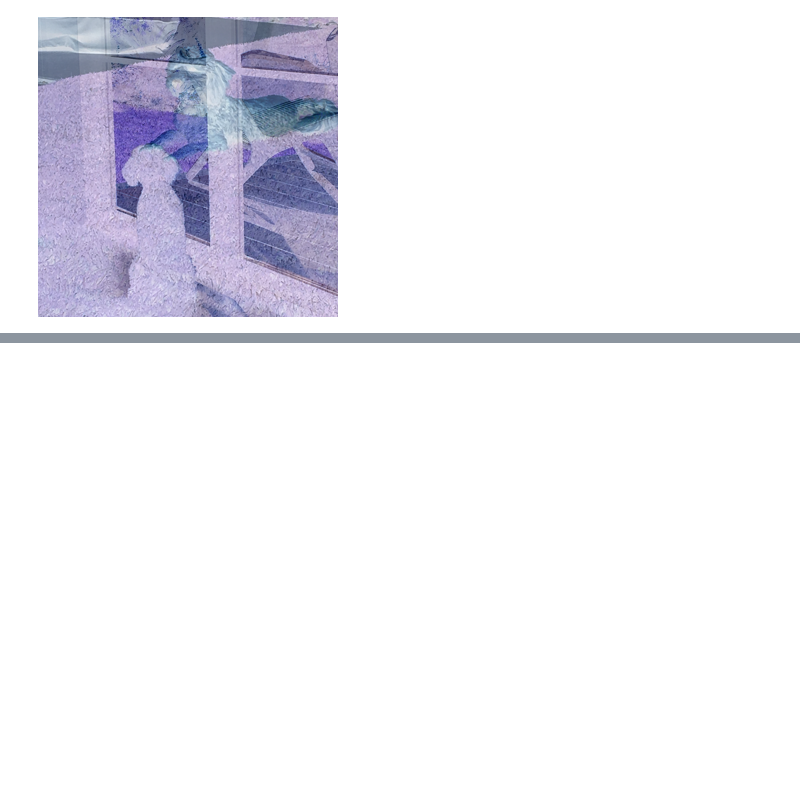
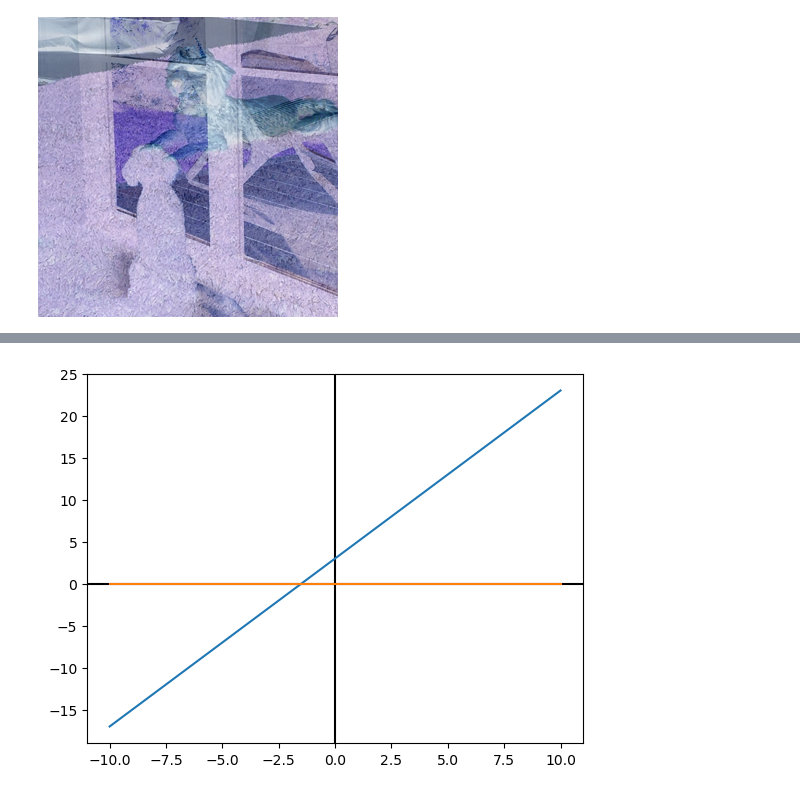
Before and after one commit to Brailor/Math-for-Programmers, a Jupyter notebook: Chapter_06/own.ipynb, the cells around one changed output, grey strips where cells are left out. Cells and saved outputs as stored; diff of their text form; code cells hidden in the pictures; blank space fills up the shorter version.

```diff
--- a/Chapter_06/own.ipynb
+++ b/Chapter_06/own.ipynb
@@ -95 +78,5 @@ Called Function with *args=(10.0,) **kwds={}
 [figure]
+# %%
+plot([LinearFunction(2, 3), LinearFunction.zero()], -10, 10)
+# %% [output]
+[figure, added]
```
Also changed, not shown: parts of 7 cells of this notebook, 3 other files.
